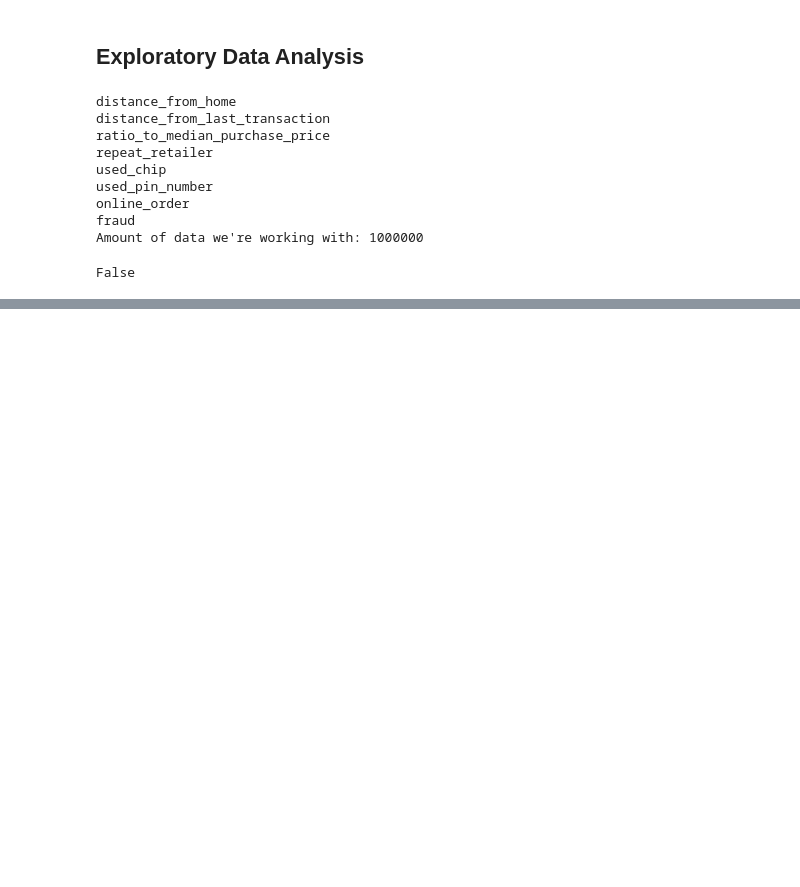
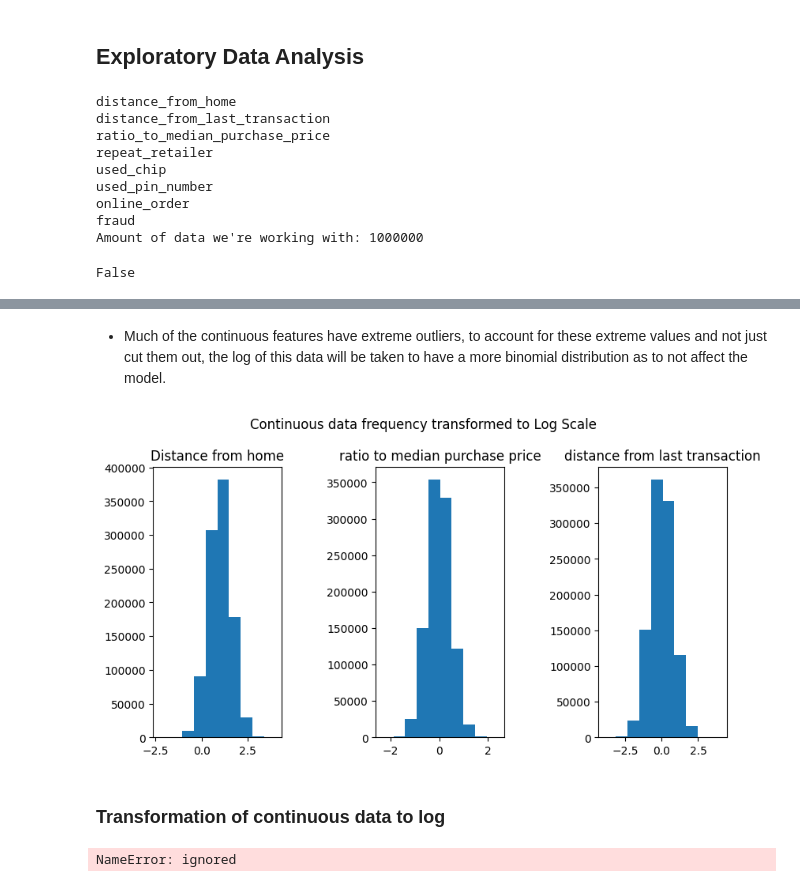
Before and after one commit to MrPaterax/Fin-ML-Project, a Jupyter notebook: Credit Card Fraud (KNN & logistic regression).ipynb, the cells around one changed output, grey strips where cells are left out. Drawn from its saved outputs; the diff is of its cells as text; code cells hidden in the pictures; blank space fills up the shorter version.

```diff
--- a/Credit Card Fraud (KNN & logistic regression).ipynb
+++ b/Credit Card Fraud (KNN & logistic regression).ipynb
@@ -45,0 +100,22 @@ cc_df["online_order"].plot.bar(ax=axes[1,1],x='online_order')
+# %% [markdown]
+- Much of the continuous features have extreme outliers, to account for these extreme values and not just cut them out, the log of this data will be taken to have a more binomial distribution as to not affect the model.
+# %%
+fig2, axes2 = plt.subplots(nrows=1, ncols=3)
+fig2.tight_layout(pad=3.0)
+fig2.suptitle("Continuous data frequency transformed to Log Scale", x = .65)
+fig2.subplots_adjust(top=0.85, right = 1.25)
+axes2[0].hist(np.log10(cc_df.distance_from_home))
+axes2[0].set_title("Distance from home")
+axes2[1].hist(np.log10(cc_df.ratio_to_median_purchase_price))
+axes2[1].set_title("ratio to median purchase price")
+axes2[2].hist(np.log10(cc_df.distance_from_last_transaction))
+axes2[2].set_title("distance from last transaction")
+plt.show()
+# %% [output]
+[figure, added]
+# %% [markdown]
+### Transformation of continuous data to log
+# %%
+cc_df.distance_from_home
+# %% [output]
+NameError: ignored
```
Also changed, not shown: parts of 9 cells of this notebook.
